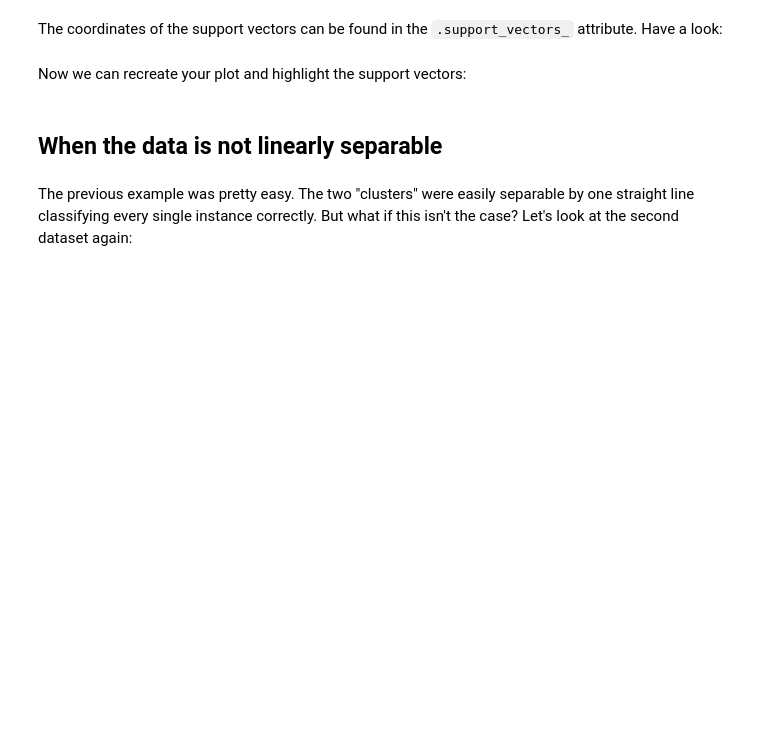
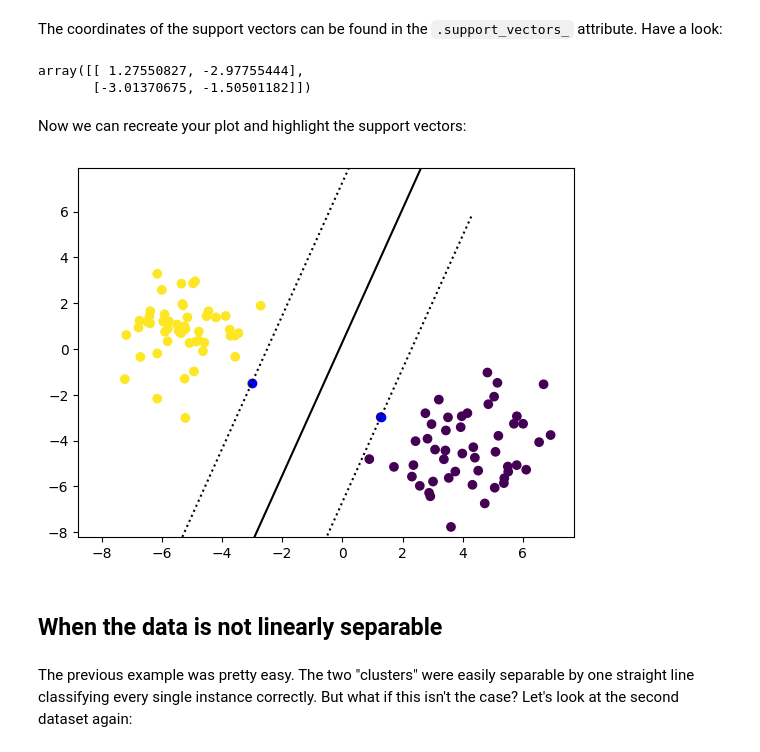
Before and after one commit to Philipmwasi/DSC-Gen-Labs, a Jupyter notebook: dsc-building-an-svm-using-scikit-learn-lab-master/index.ipynb, the cells around one changed output. Saved outputs shown, nothing was run; the diff lists cells and outputs as text; code cells hidden in the pictures; blank space fills up the shorter version.

```diff
--- a/dsc-building-an-svm-using-scikit-learn-lab-master/index.ipynb
+++ b/dsc-building-an-svm-using-scikit-learn-lab-master/index.ipynb
@@ -102,12 +100,12 @@ X12_min, X12_max = None
 Next, use NumPy's `linspace()` function to generate evenly spaced points between these adjusted min and max values for both `X_11` and `X_12`. Generating 10 points along each is sufficient.
 # %%
 # Your code here
-x11_coord = None
-x12_coord = None
+x11_coord = np.linspace(X11_min, X11_max, 10)
+x12_coord = np.linspace(X12_min, X12_max, 10)
 # %% [markdown]
 Now you'll create an entire grid of points by combining these two arrays using NumPy's `meshgrid()` function. It's a straightforward function, but feel free to pull up the documentation if you haven't worked with it before.
 # %%
 # Your code here
-X12_C, X11_C = None
+X12_C, X11_C = np.meshgrid(x11_coord, x12_coord)
 # %% [markdown]
 Finally, you need to reshape the outputs from `meshgrid()` to create a numpy array of the shape (100, 2) that concatenates the coordinates for `X11` and `X12` together in one numpy object. Use `np.c_` and make sure to use `.ravel()` first. Use `np.shape()` on your resulting object first to verify the resulting shape.
@@ -118,0 +112,6 @@ x11x12 = None
+# %%
+# Reshape and concatenate
+x11x12 = np.c_[X11_C.ravel(), X12_C.ravel()]
+
+# Check the shape
+x11x12.shape
@@ -120,6 +121,7 @@ x11x12 = None
 Great! Now we want to get a decision boundary for this particular dataset. Call `clf.decision_function()` on `x11x12`. It will return the distance to the samples that you generated using `np.meshgrid()`. You need to then change the result's shape in a way that you get a (10,10) numpy array. *We need to reshape this numpy array because it must be a 2-dimensional shape to function with the `contour()` method you will use in the next plot.*
 # %%
 # Your code here
+df1 = svm_classifier.decision_function(x11x12).reshape((10,10))
 # %% [markdown]
 Now, let's plot our data again with the result of SVM in it. This is what the following code does, all you need to do is run it.
 
@@ -137,14 +141,20 @@ plt.show()
 The coordinates of the support vectors can be found in the `.support_vectors_` attribute. Have a look:
 # %%
 # Your code here
+svm_classifier.support_vectors_
+# %% [output]
+array([[ 1.27550827, -2.97755444],
+       [-3.01370675, -1.50501182]])
 # %% [markdown]
 Now we can recreate your plot and highlight the support vectors:
 # %%
 plt.scatter(X_11, X_12, c=y_1)
 axes = plt.gca()
 axes.contour(X11_C, X12_C, df1, colors='black', levels=[-1, 0, 1], linestyles=[':', '-', ':'])
-axes.scatter(clf.support_vectors_[:, 0], clf.support_vectors_[:, 1], facecolors='blue')
+axes.scatter(svm_classifier.support_vectors_[:, 0], svm_classifier.support_vectors_[:, 1], facecolors='blue')
 plt.show()
+# %% [output]
+[figure, added]
 # %% [markdown]
 ## When the data is not linearly separable
 # %% [markdown]
```
Also changed, not shown: parts of 12 cells of this notebook.
